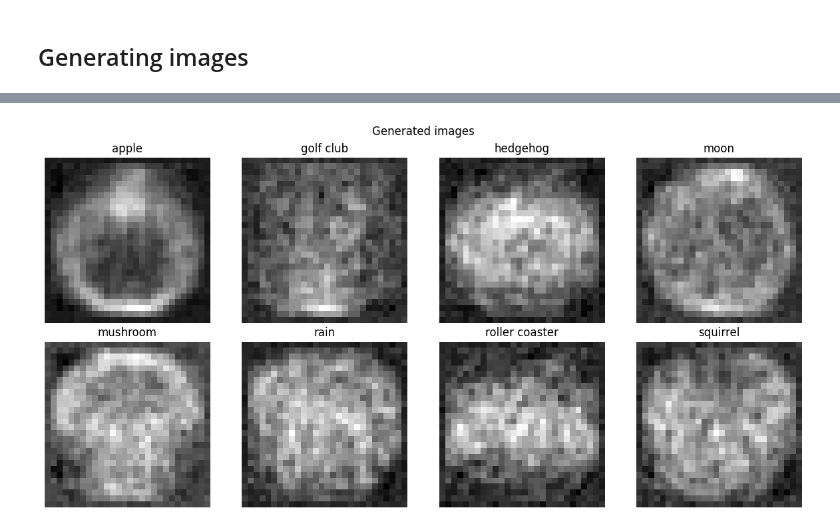
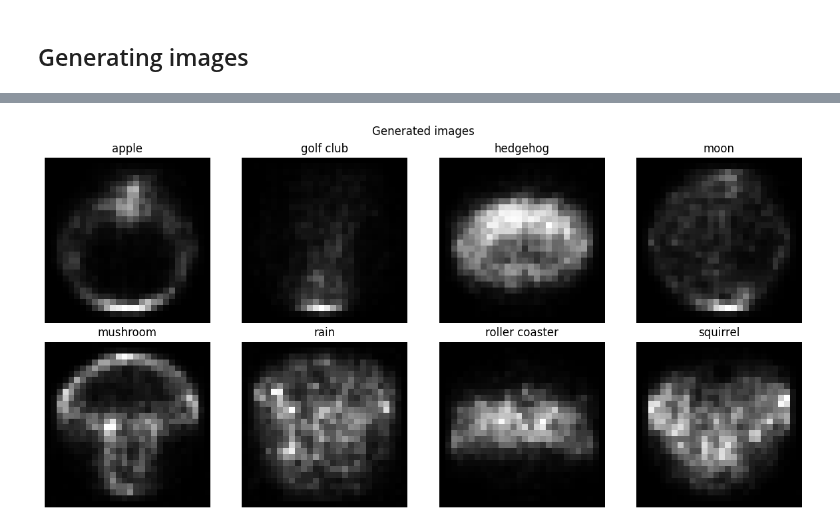
Before and after one commit to MightyCode/enseirb-s9-doodle-computer-vision, a Jupyter notebook: encoder_decoder.ipynb, the cells around one changed output, grey strips where cells are left out. Cells and saved outputs as stored; diff of their text form; code cells hidden in the pictures.

Commit message:
add linear embed, fix generation

```diff
--- a/encoder_decoder.ipynb
+++ b/encoder_decoder.ipynb
@@ -194,20 +196,20 @@ autoencoder_model.show_lowest_psnr_ssim_image(validation_set, lowest_psnr, lowes
 # %% [markdown]
 ## Try with a different model architecture
 # %%
-layers = [WIDTH * HEIGHT, WIDTH * HEIGHT // 2]
-autocoder_2 = LinearAutoencoder(layers, device, WIDTH, HEIGHT, classes, dropout=0.1, batch_norm=True)
-autocoder_2.to(device)
+layers = [WIDTH * HEIGHT, WIDTH * HEIGHT // 2, WIDTH * HEIGHT // 4]
+autocoder_model2 = LinearAutoencoderEmbed(layers, device, WIDTH, HEIGHT, classes, dropout=0.1, batch_norm=True, class_number=len(classes))
+autocoder_model2.to(device)
 
 # Define loss function and optimizer
 
 criterion = nn.MSELoss()
-optimizer = torch.optim.Adam(autocoder_2.parameters(), lr=0.001)
+optimizer = torch.optim.Adam(autocoder_model2.parameters(), lr=0.001)
 
 # Print architecture
-autocoder_2.print_model()
+autocoder_model2.print_model()
 
 # Compression factor
-print(f'Compression factor: {WIDTH * HEIGHT / autocoder_2.architecture[-1]}')
+print(f'Compression factor: {WIDTH * HEIGHT / autocoder_model2.architecture[-1]}')
 # %% [output]
 Sequential(
   (encoder_0): Linear(in_features=784, out_features=392, bias=True)
@@ -221,5 +231,5 @@ Compression factor: 2.0
 # Call the function
 num_epochs = 40
 
-autocoder_2.train_autoencoder(training_loaded_set, validation_loaded_set, criterion, optimizer, num_epochs)
+autocoder_model2.train_autoencoder(training_loaded_set, validation_loaded_set, criterion, optimizer, num_epochs)
 # %% [output]
@@ -336,11 +286,10 @@ def return_classes_mean_encoded_vector(model, images_set):
 
         for i in range(len(images)):
             mean_encoded_vectors[labels[i]] += encoded_np[i]
-
-        count_classes_number[labels[i]] += 1
+            count_classes_number[labels[i]] += 1
 
     for i in range(nb_classes):
-        mean_encoded_vectors[i] = mean_encoded_vectors[i] / count_classes_number[i] / 255.0
+        mean_encoded_vectors[i] = mean_encoded_vectors[i] / count_classes_number[i]
 
         print(f'Class {classes[i]} range of mean encoded vector: [{mean_encoded_vectors[i].min()}, {mean_encoded_vectors[i].max()}]')
 
@@ -416,5 +365,5 @@ show_generated_images(alternative_generated_version)
 # %%
-mean_encoded_vectors = return_classes_mean_encoded_vector(autoencoder_model, training_loaded_set)
-generated_images = generated_images_for_mean_vector(mean_encoded_vectors, autoencoder_model)
+mean_encoded_vectors = return_classes_mean_encoded_vector(autocoder_model2, training_loaded_set)
+generated_images = generated_images_for_mean_vector(mean_encoded_vectors, autocoder_model2)
 show_generated_images(generated_images)
 # %% [output]
@@ -430,9 +379,9 @@ Class squirrel range of mean encoded vector: [-0.09962257867738764, 0.6513368983
 # %%
 alternative_versions = []
 for mean_encoded_vector in mean_encoded_vectors:
     alternative_versions.append(create_alternative_version(mean_encoded_vector, 0.05))
 
-alternative_generated_version = generated_images_for_mean_vector(alternative_versions, autoencoder_model)
+alternative_generated_version = generated_images_for_mean_vector(alternative_versions, autocoder_model2)
 show_generated_images(alternative_generated_version)
 # %% [output]
-[figure, old version]
+[figure, new version]
```
Also changed, not shown: parts of 20 cells of this notebook, 3 other files.
